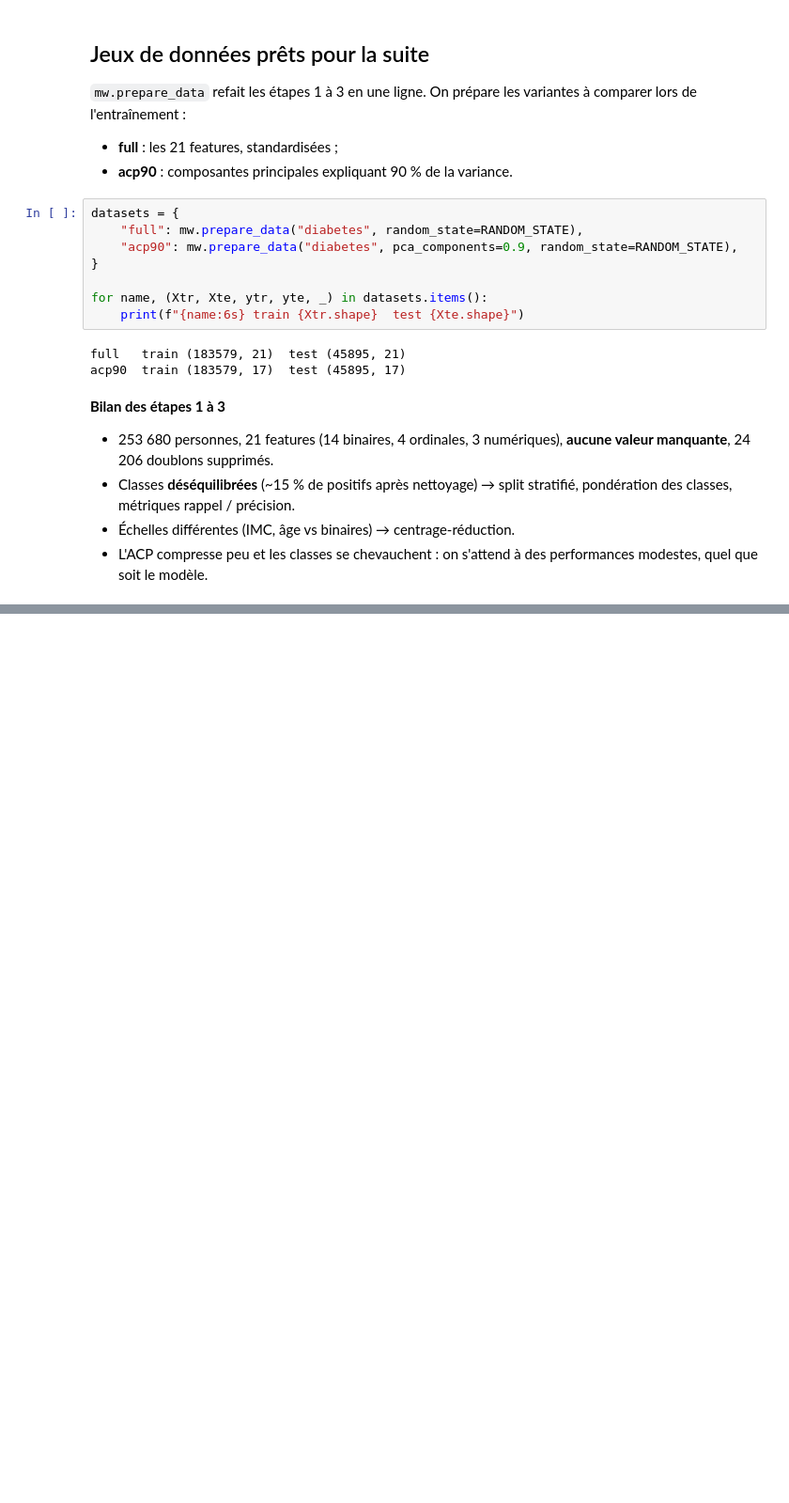
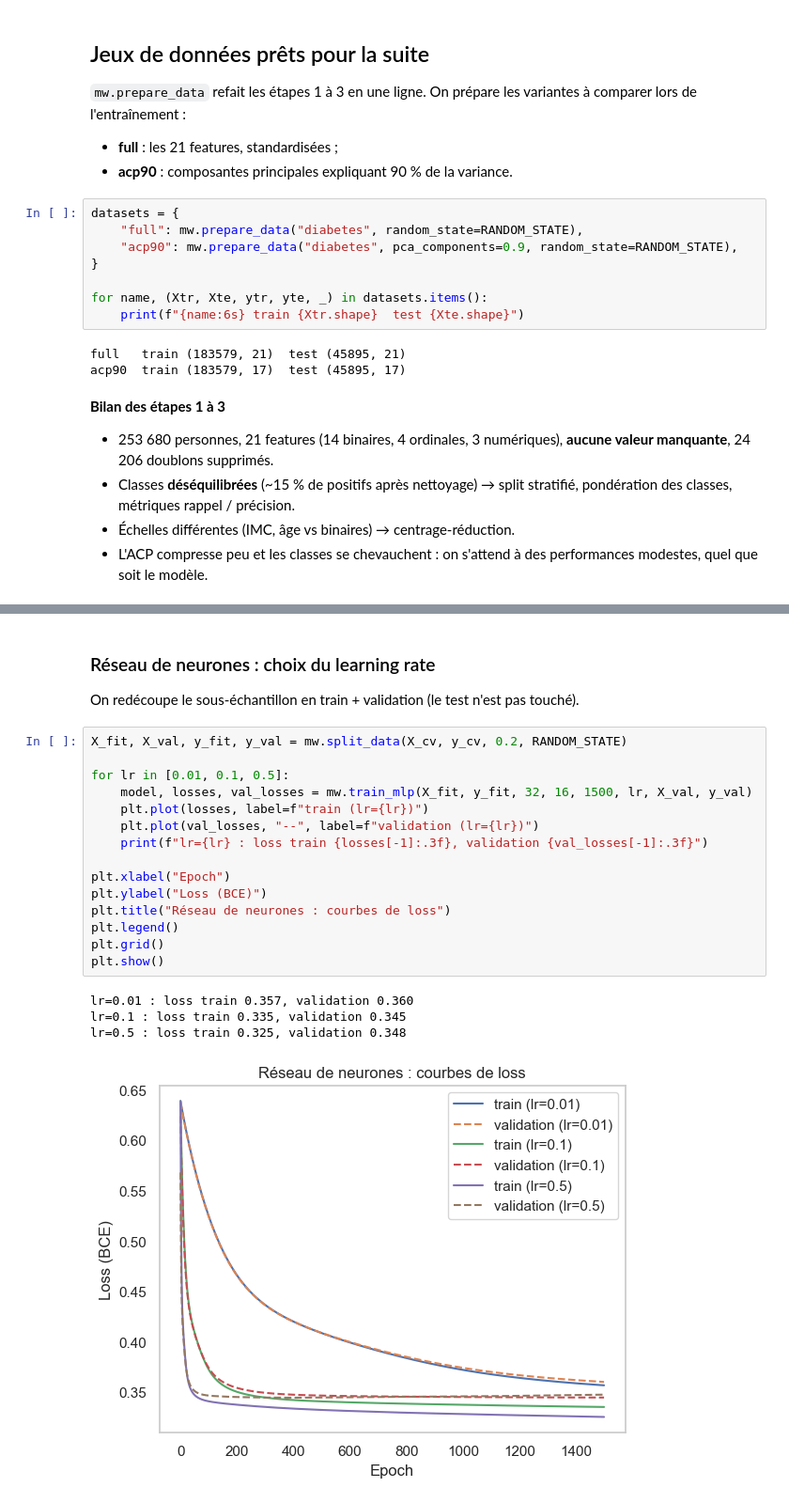
Before and after one commit to PierreGUTTIEREZ/Project_Machine-Learning_Semester-1, a Jupyter notebook: diabetes.ipynb, the cells around one changed output, grey strips where cells are left out. Shown at 94% size. Saved outputs shown, nothing was run; the diff lists cells and outputs as text; blank space fills up the shorter version.

```diff
--- a/diabetes.ipynb
+++ b/diabetes.ipynb
@@ -274,0 +308,24 @@ acp90  train (183579, 17)  test (45895, 17)
+# %% [markdown]
+### Réseau de neurones : choix du learning rate
+
+On redécoupe le sous-échantillon en train + validation (le test n'est pas touché).
+# %%
+X_fit, X_val, y_fit, y_val = mw.split_data(X_cv, y_cv, 0.2, RANDOM_STATE)
+
+for lr in [0.01, 0.1, 0.5]:
+    model, losses, val_losses = mw.train_mlp(X_fit, y_fit, 32, 16, 1500, lr, X_val, y_val)
+    plt.plot(losses, label=f"train (lr={lr})")
+    plt.plot(val_losses, "--", label=f"validation (lr={lr})")
+    print(f"lr={lr} : loss train {losses[-1]:.3f}, validation {val_losses[-1]:.3f}")
+
+plt.xlabel("Epoch")
+plt.ylabel("Loss (BCE)")
+plt.title("Réseau de neurones : courbes de loss")
+plt.legend()
+plt.grid()
+plt.show()
+# %% [output]
+lr=0.01 : loss train 0.357, validation 0.360
+lr=0.1 : loss train 0.335, validation 0.345
+lr=0.5 : loss train 0.325, validation 0.348
+[figure, added]
```
Also changed, not shown: parts of 7 cells of this notebook, 1 other file.
